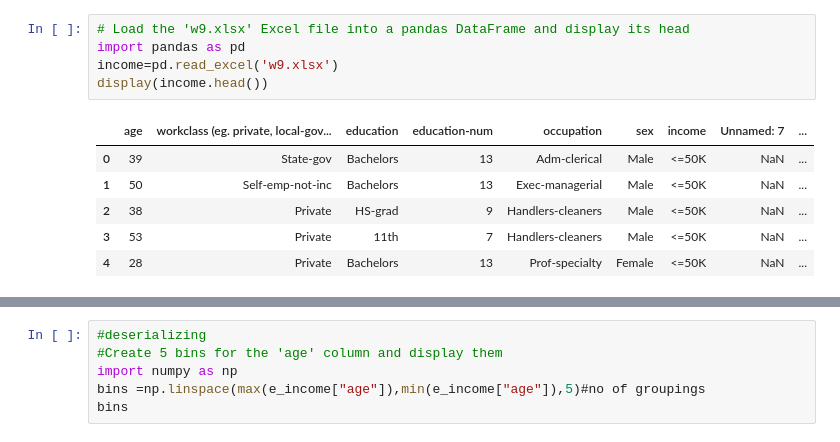
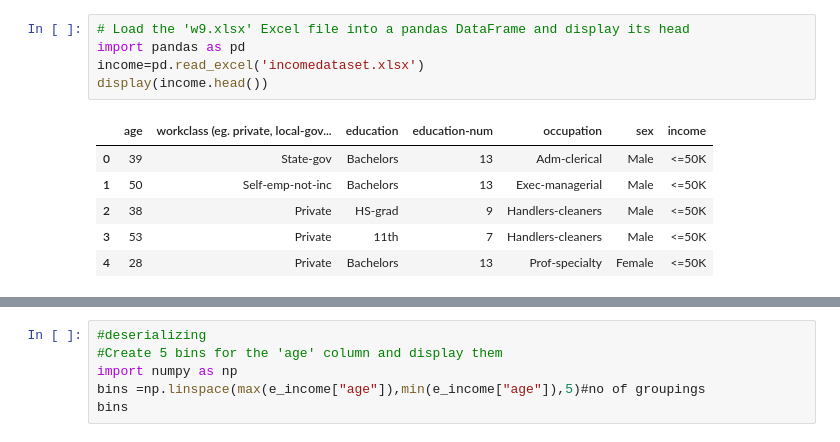
Before and after one commit to Tbaraka/Supervised-ML, a Jupyter notebook: w9datatransformation1_.ipynb, the cells around one changed output, grey strips where cells are left out. Saved outputs shown, nothing was run; the diff lists cells and outputs as text.

```diff
--- a/w9datatransformation1_.ipynb
+++ b/w9datatransformation1_.ipynb
@@ -10,15 +10,15 @@ Saving w9.xlsx to w9 (1).xlsx
 # %%
 # Load the 'w9.xlsx' Excel file into a pandas DataFrame and display its head
 import pandas as pd
-income=pd.read_excel('w9.xlsx')
+income=pd.read_excel('incomedataset.xlsx')
 display(income.head())
 # %% [output]
-|  | age | workclass (eg. private, local-gov... | education | education-num | occupation | sex | income | Unnamed: 7 | ... |
-| 0 | 39 | State-gov | Bachelors | 13 | Adm-clerical | Male | <=50K | NaN | ... |
-| 1 | 50 | Self-emp-not-inc | Bachelors | 13 | Exec-managerial | Male | <=50K | NaN | ... |
-| 2 | 38 | Private | HS-grad | 9 | Handlers-cleaners | Male | <=50K | NaN | ... |
-| 3 | 53 | Private | 11th | 7 | Handlers-cleaners | Male | <=50K | NaN | ... |
-| 4 | 28 | Private | Bachelors | 13 | Prof-specialty | Female | <=50K | NaN | ... |
+|  | age | workclass (eg. private, local-gov... | education | education-num | occupation | sex | income |
+| 0 | 39 | State-gov | Bachelors | 13 | Adm-clerical | Male | <=50K |
+| 1 | 50 | Self-emp-not-inc | Bachelors | 13 | Exec-managerial | Male | <=50K |
+| 2 | 38 | Private | HS-grad | 9 | Handlers-cleaners | Male | <=50K |
+| 3 | 53 | Private | 11th | 7 | Handlers-cleaners | Male | <=50K |
+| 4 | 28 | Private | Bachelors | 13 | Prof-specialty | Female | <=50K |
 # %%
 # Perform one-hot encoding on the 'income' DataFrame and display its head
 e_income=pd.get_dummies(income,dtype=int)
```
Also changed, not shown: parts of 6 cells of this notebook.
